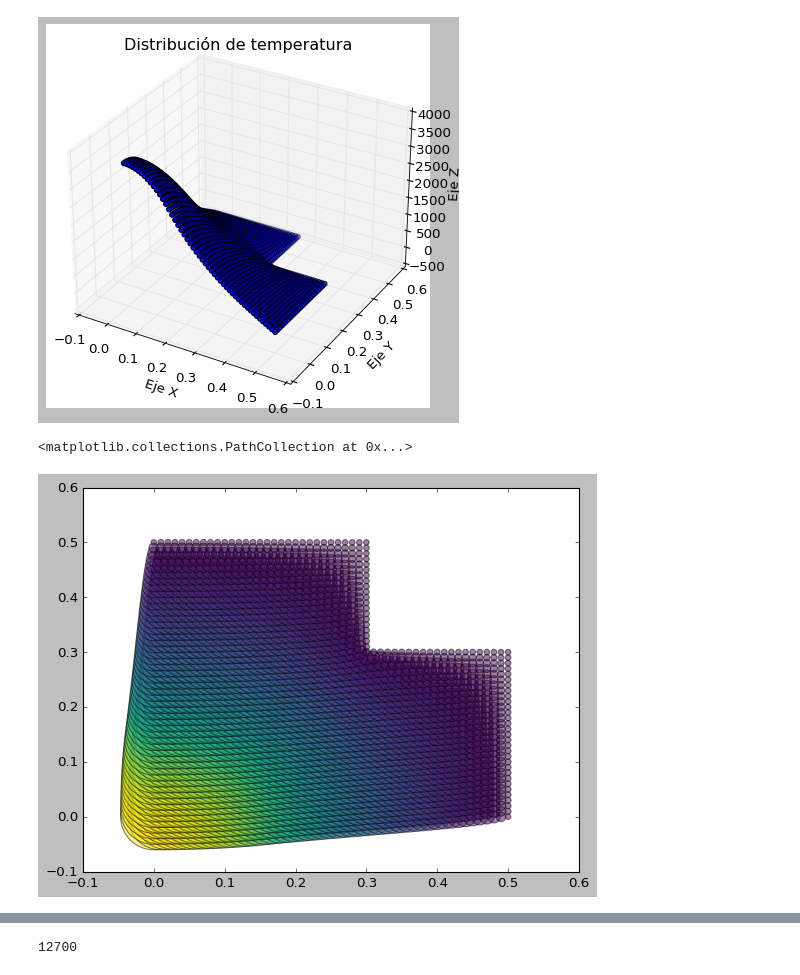
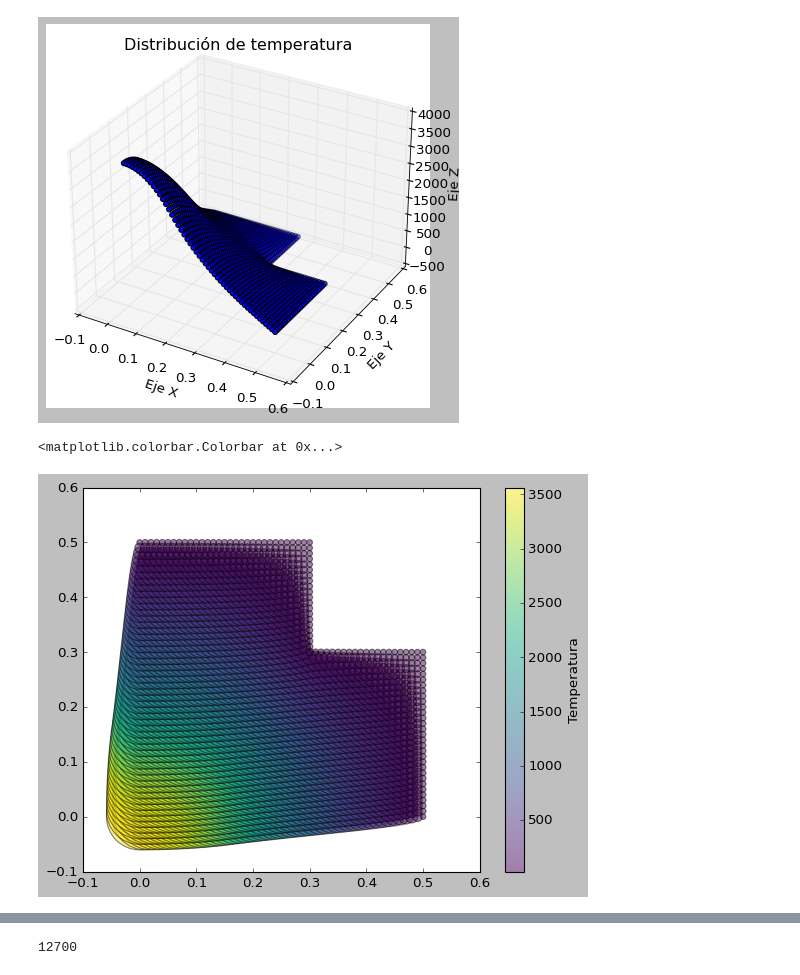
Before and after one commit to DuneV/Termofluidos-II, a Jupyter notebook: Termo.ipynb, the cells around one changed output, grey strips where cells are left out. Cells and saved outputs as stored; diff of their text form; code cells hidden in the pictures.

```diff
--- a/Termo.ipynb
+++ b/Termo.ipynb
@@ -583,10 +583,14 @@ plt.show()
 # %% [output]
 [figure]
 # %%
-plt.scatter(info['X'], info['Y'], s=info['Temp'], cmap='viridis', c=T, marker='o', alpha=0.5)
+scatter = plt.scatter(info['X'], info['Y'], s=info['Temp'], cmap='viridis', c=info['Temp'], marker='o', alpha=0.5)
+plt.colorbar(scatter, label='Temperatura')
+plt.xlabel('x (m)')
+plt.ylabel('y (m)')
+plt.title('Distribución de temperatura')
 # %% [output]
-<matplotlib.collections.PathCollection at 0x...>
+<matplotlib.colorbar.Colorbar at 0x...>
-[figure, old version]
+[figure, new version]
 # %%
 temperatura = info['Temp']
 x_min, x_max = 0.30, 0.5  # Ejemplo de rango de coordenada X
```
Also changed, not shown: parts of 4 cells of this notebook.
